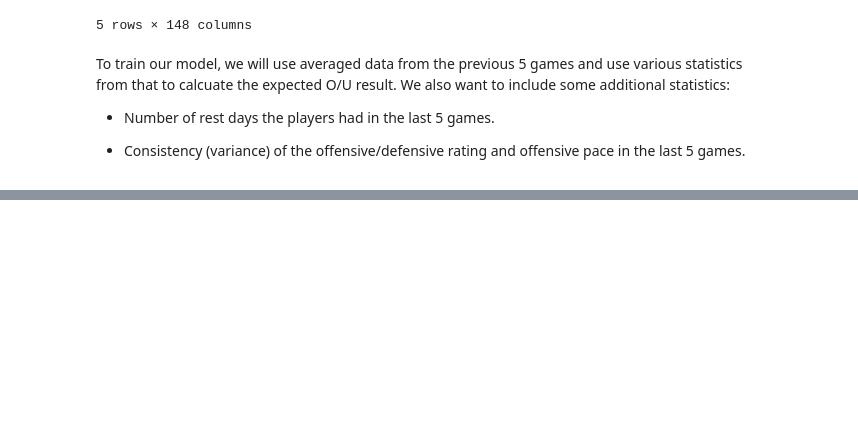
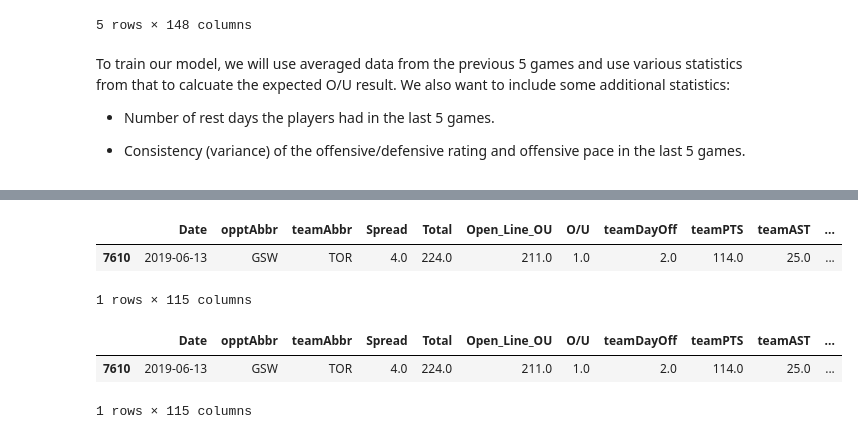
Before and after one commit to geloganu/NBA_Over_Under_Models, a Jupyter notebook: EDA.ipynb, the cells around one changed output, grey strips where cells are left out. Drawn from its saved outputs; the diff is of its cells as text; code cells hidden in the pictures; blank space fills up the shorter version.

```diff
--- a/EDA.ipynb
+++ b/EDA.ipynb
@@ -270,0 +342,7 @@ filtered_data.head()
+# %%
+target = filtered_data.iloc[0:1]
+target
+# %% [output]
+|  | Date | opptAbbr | teamAbbr | Spread | Total | Open_Line_OU | O/U | teamDayOff | teamPTS | teamAST | ... |
+| 7610 | 2019-06-13 | GSW | TOR | 4.0 | 224.0 | 211.0 | 1.0 | 2.0 | 114.0 | 25.0 | ... |
+1 rows × 115 columns
@@ -270,0 +351,6 @@ filtered_data.head()
+# %%
+target
+# %% [output]
+|  | Date | opptAbbr | teamAbbr | Spread | Total | Open_Line_OU | O/U | teamDayOff | teamPTS | teamAST | ... |
+| 7610 | 2019-06-13 | GSW | TOR | 4.0 | 224.0 | 211.0 | 1.0 | 2.0 | 114.0 | 25.0 | ... |
+1 rows × 115 columns
```
Also changed, not shown: parts of 8 cells of this notebook, 9 other files.
